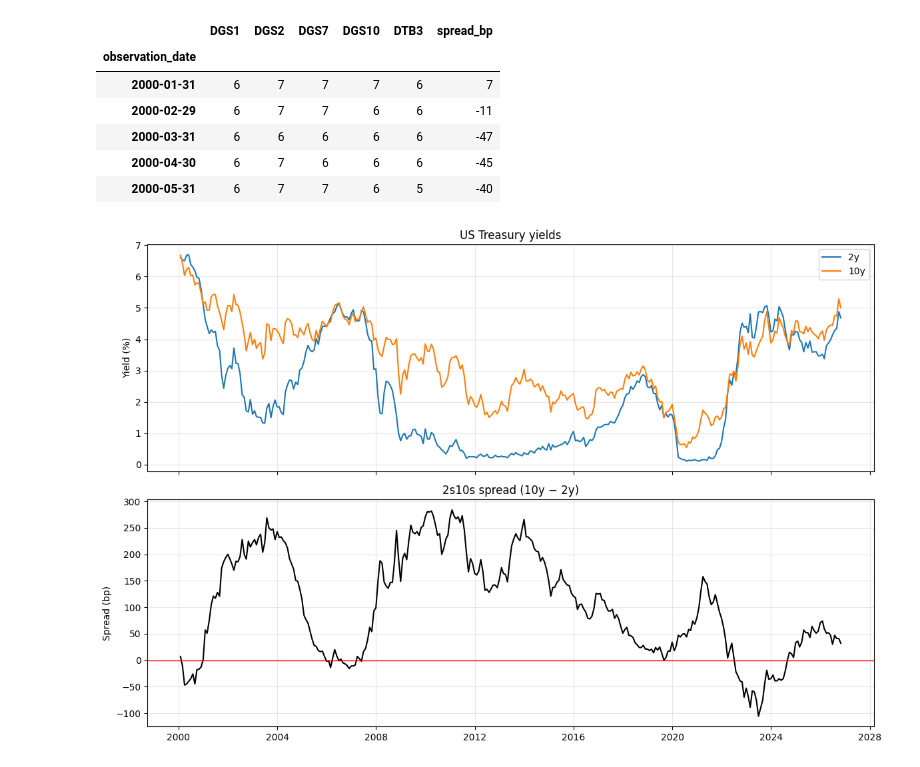
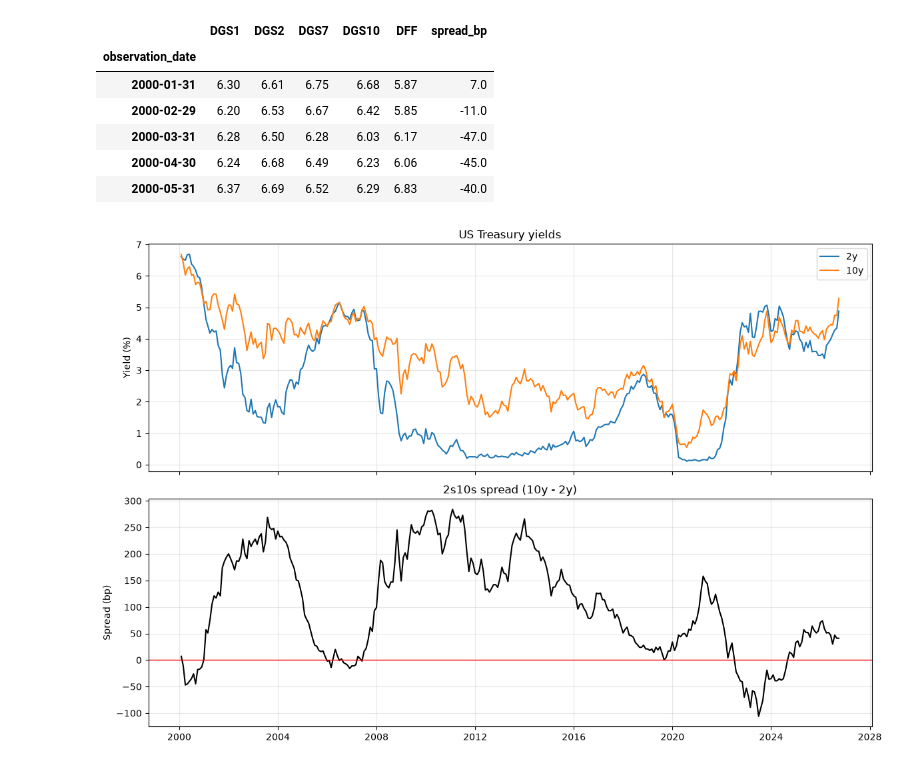
Before and after one commit to GongJr0/asset-allocation-26-27, a Jupyter notebook: Assignment3/task5/HW2_T5.ipynb, the cells around one changed output. Cells and saved outputs as stored; diff of their text form; code cells hidden in the pictures.

```diff
--- a/Assignment3/task5/HW2_T5.ipynb
+++ b/Assignment3/task5/HW2_T5.ipynb
@@ -1,26 +1,27 @@
 # %%
+import numpy as np
 import pandas as pd
-pd.options.display.float_format = "{:,.0f}".format
 import matplotlib.pyplot as plt
+from pathlib import Path
 # %%
 dgs1 = pd.read_csv("https://fred.stlouisfed.org/graph/fredgraph.csv?id=DGS1", index_col=0, parse_dates=True, na_values=".")
 dgs2 = pd.read_csv("https://fred.stlouisfed.org/graph/fredgraph.csv?id=DGS2", index_col=0, parse_dates=True, na_values=".")
 dgs7 = pd.read_csv("https://fred.stlouisfed.org/graph/fredgraph.csv?id=DGS7", index_col=0, parse_dates=True, na_values=".")
 dgs10 = pd.read_csv("https://fred.stlouisfed.org/graph/fredgraph.csv?id=DGS10", index_col=0, parse_dates=True, na_values=".")
-dtb3 = pd.read_csv("https://fred.stlouisfed.org/graph/fredgraph.csv?id=DTB3", index_col=0, parse_dates=True, na_values=".")
+dff = pd.read_csv("https://fred.stlouisfed.org/graph/fredgraph.csv?id=DFF", index_col=0, parse_dates=True, na_values=".")
 # %%
-yields = pd.concat([dgs1, dgs2, dgs7, dgs10, dtb3], axis=1).loc["2000-01-01":].dropna()
+yields = pd.concat([dgs1, dgs2, dgs7, dgs10, dff], axis=1).loc["2000-01-01":"2026-09-30"].dropna()
 yields_m = yields.resample("ME").last()
 yields_m["spread_bp"] = (yields_m["DGS10"] - yields_m["DGS2"]) * 100
 yields_m.head()
 # %% [output]
-|  | DGS1 | DGS2 | DGS7 | DGS10 | DTB3 | spread_bp |
+|  | DGS1 | DGS2 | DGS7 | DGS10 | DFF | spread_bp |
 | observation_date |  |  |  |  |  |  |
-| 2000-01-31 | 6 | 7 | 7 | 7 | 6 | 7 |
-| 2000-02-29 | 6 | 7 | 7 | 6 | 6 | -11 |
-| 2000-03-31 | 6 | 6 | 6 | 6 | 6 | -47 |
-| 2000-04-30 | 6 | 7 | 6 | 6 | 6 | -45 |
-| 2000-05-31 | 6 | 7 | 7 | 6 | 5 | -40 |
+| 2000-01-31 | 6.30 | 6.61 | 6.75 | 6.68 | 5.87 | 7.0 |
+| 2000-02-29 | 6.20 | 6.53 | 6.67 | 6.42 | 5.85 | -11.0 |
+| 2000-03-31 | 6.28 | 6.50 | 6.28 | 6.03 | 6.17 | -47.0 |
+| 2000-04-30 | 6.24 | 6.68 | 6.49 | 6.23 | 6.06 | -45.0 |
+| 2000-05-31 | 6.37 | 6.69 | 6.52 | 6.29 | 6.83 | -40.0 |
 # %%
 fig, (ax1, ax2) = plt.subplots(2, 1, figsize=(12, 8), sharex=True)
 
```
Also changed, not shown: parts of 19 cells of this notebook, 9 other files.
